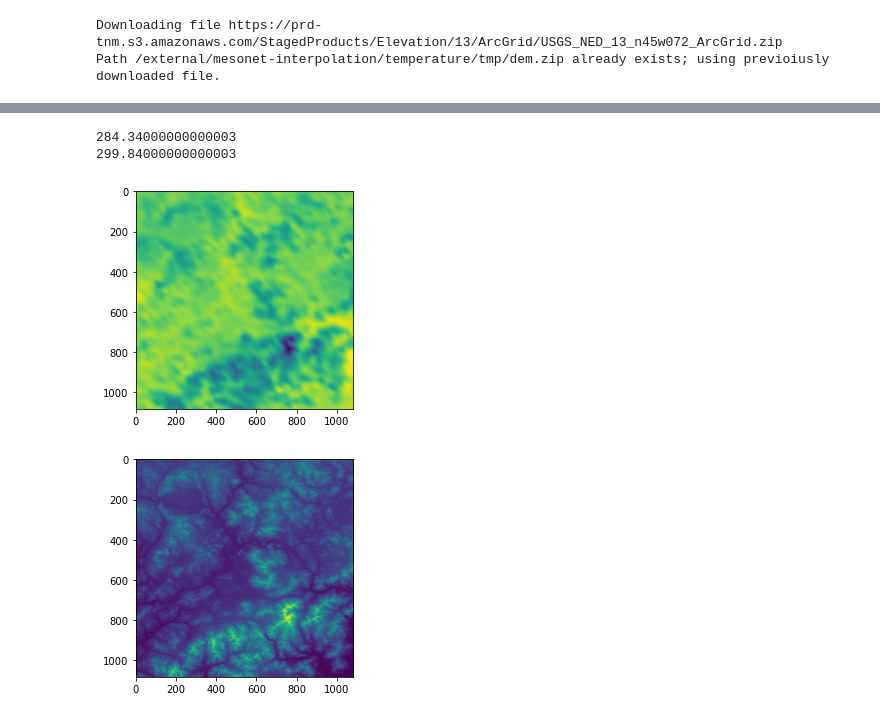
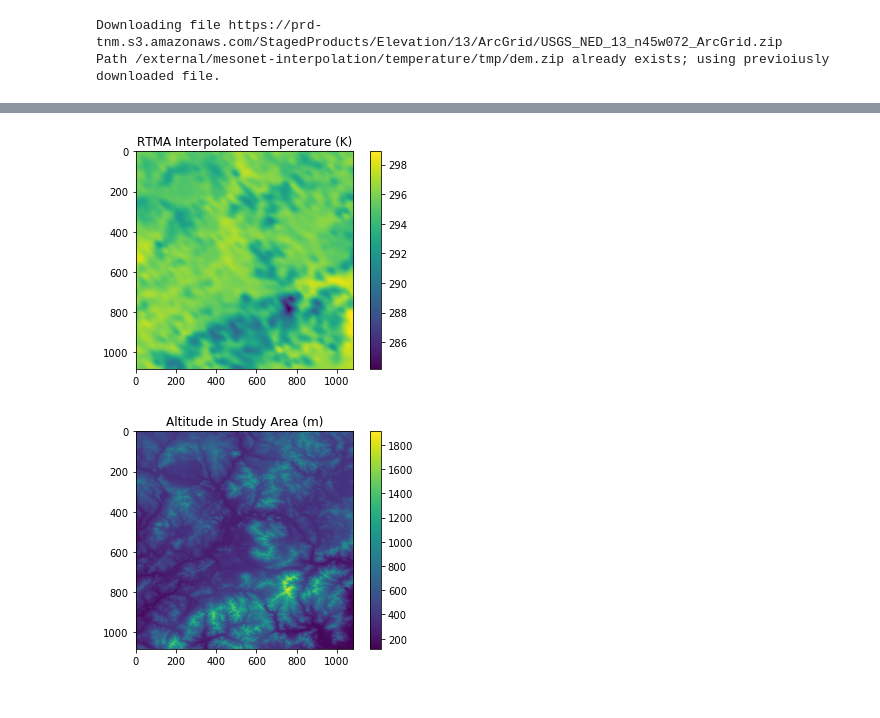
Before and after one commit to mikedorfman/mesonet-interpolation, a Jupyter notebook: temperature/Untitled.ipynb, the cells around one changed output, grey strips where cells are left out. Saved outputs shown, nothing was run; the diff lists cells and outputs as text; code cells hidden in the pictures.

Commit message:
Neatened up jupyter notebook Added shapefile output function

```diff
--- a/temperature/Untitled.ipynb
+++ b/temperature/Untitled.ipynb
@@ -50,9 +101,14 @@ TARGET_DEM_FILE_ZIP = os.path.join(cwd, "tmp/dem.zip")
 TARGET_DEM_FILE_UNZIP = os.path.join(cwd, "data/dem")
 TARGET_DEM_DATA_FILE = os.path.join(TARGET_DEM_FILE_UNZIP, "grdn45w072_13", "w001001.adf")
 
-TARGET_RAP_DIR = os.path.join(cwd, "data/rap")
+RTMA_URL_PREFIX = "ftp://ftp.ncep.noaa.gov/pub/data/nccf/com/rtma/prod/"
+TARGET_RTMA_DIR = os.path.join(cwd, "data/RTMA")
 
-# A ratio of number-of-datapoints-in-input-dem to number-of-datapoints-in-output-dem
+TARGET_SHAPEFILE_OUTPUT_DIR = os.path.join(cwd, "results/shapes")
+DEFAULT_SHAPEFILE_OUTPUT_FNAME = os.path.join(TARGET_SHAPEFILE_OUTPUT_DIR, "results.shp")
+
+# A ratio of number-of-datapoints-in-input-dem to number-of-datapoints-in-output
+# This value must be less than 1.  1 would achieve the highest possible resolution but result in the longest compute times
 OUTPUT_RESOLUTION = 1/10
 # %%
 def make_item(json):
@@ -139,0 +323,9 @@ Path /external/mesonet-interpolation/temperature/tmp/dem.zip already exists; usi
+# %%
+# Calculating temperature differences between site temperature and height-adjusted potential temperature
+# These values should be _very_ small since we just performed an equation, then the inverse at this location
+for i, row in df.iterrows():
+    x_pixel_output = x_pixels[i] * OUTPUT_RESOLUTION
+    y_pixel_output = y_pixels[i] * OUTPUT_RESOLUTION
+    site_temperature_output = temperature[int(y_pixel_output), int(x_pixel_output)]
+    temperature_diff = site_temperature_output.to(units.degF) - row["temperature"]
+    print("Temperature difference for %s: %s" % (row["siteName"], str(temperature_diff)))
@@ -196,46 +408,42 @@ get_potential_temperature(df)
 # %%
-# Driver that combines mesonet and DEM data
+# Driver that interpolates Real-Time Mesoscale Analysis data
+# Ultimately this can be simplified vastly.  There is no need to open the DEM file here - I'm just using it as a crutch
+# so I can easily translate from coordinate-land to pixel-land.
 
 with rasterio.open(TARGET_DEM_DATA_FILE) as dem:
+    output_res_step = int(1/OUTPUT_RESOLUTION)
+
     dem_arr = dem.read()
-
-    output_res_step = int(1/OUTPUT_RESOLUTION)
+    dem_arr = np.squeeze(dem_arr)
+    condensed_altitudes = dem_arr[0:dem.height:output_res_step, 0:dem.width:output_res_step]
 
     x = np.arange(0, dem.width, output_res_step)
     y = np.arange(0, dem.height, output_res_step)
     X, Y = np.meshgrid(x,y)
 
-    dem_arr = np.squeeze(dem_arr)
-    condensed_altitudes = dem_arr[0:dem.height:output_res_step, 0:dem.width:output_res_step]
-
     x_pixels = []
     y_pixels = []
     values = []
 
-    #for i, row in df.iterrows():
-    #    site_y_pixel, site_x_pixel = dem.index(row["siteLon"], row["siteLat"])
-    #    x_pixels.append(site_x_pixel)
-    #    y_pixels.append(site_y_pixel)
-    #    values.append(row["potential_temperature"].magnitude)
-    #print(min(values))
-    #print(max(values))
-    for i in range(0, potential_temp_data.size):
-        site_y_pixel, site_x_pixel = dem.index(potential_temp_lons[i], potential_temp_lats[i])
+    # SLOW. TODO: vectorize this.
+    for i in range(0, rtma_t_data.size):
+        site_y_pixel, site_x_pixel = dem.index(rtma_t_lons[i], rtma_t_lats[i])
         x_pixels.append(site_x_pixel)
         y_pixels.append(site_y_pixel)
-        values.append(potential_temp_data[i])
-    print(min(values))
-    print(max(values))
-    potential_temperature_interpolated_cubic = scipy.interpolate.griddata((np.asarray(x_pixels), np.asarray(y_pixels)), np.asarray(values), (X, Y), method="cubic")
-    plt.imshow(potential_temperature_interpolated_cubic)
+        values.append(rtma_t_data[i])
+
+    rtma_t_interpolated_cubic = scipy.interpolate.griddata((np.asarray(x_pixels), np.asarray(y_pixels)), np.asarray(values), (X, Y), method="cubic")
+    plt.imshow(rtma_t_interpolated_cubic)
+    plt.title("RTMA Interpolated Temperature (K)")
+    plt.colorbar()
     plt.show()
 
-    pressure = metpy.calc.height_to_pressure_std(condensed_altitudes * units.meters)
-    temperature = metpy.calc.temperature_from_potential_temperature(pressure, potential_temperature_interpolated_cubic * units.degF)
     plt.imshow(condensed_altitudes)
+    plt.title("Altitude in Study Area (m)")
+    plt.colorbar()
     plt.show()
+
+    dem_transform = dem.transform
 # %% [output]
-284.34000000000003
-299.84000000000003
-[figure, old version]
+[figure, new version]
-[figure, old version]
+[figure, new version]
```
Also changed, not shown: parts of 18 cells of this notebook.
